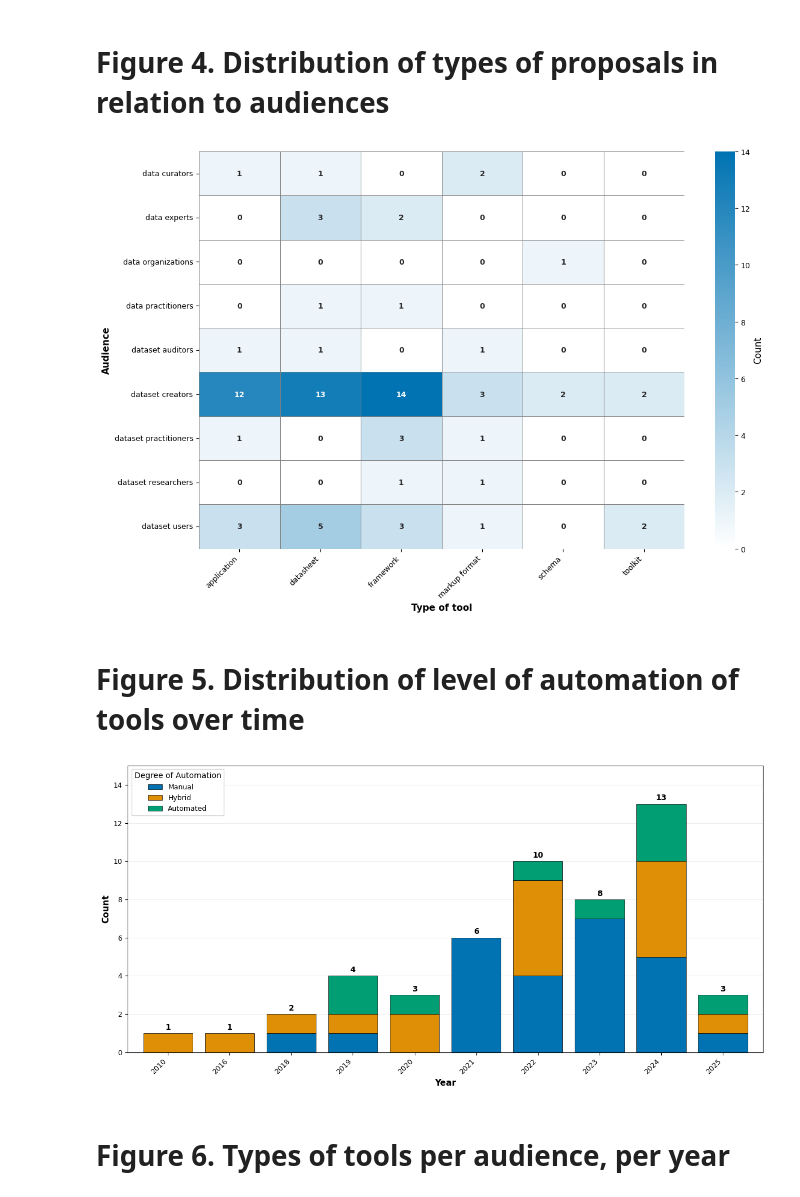
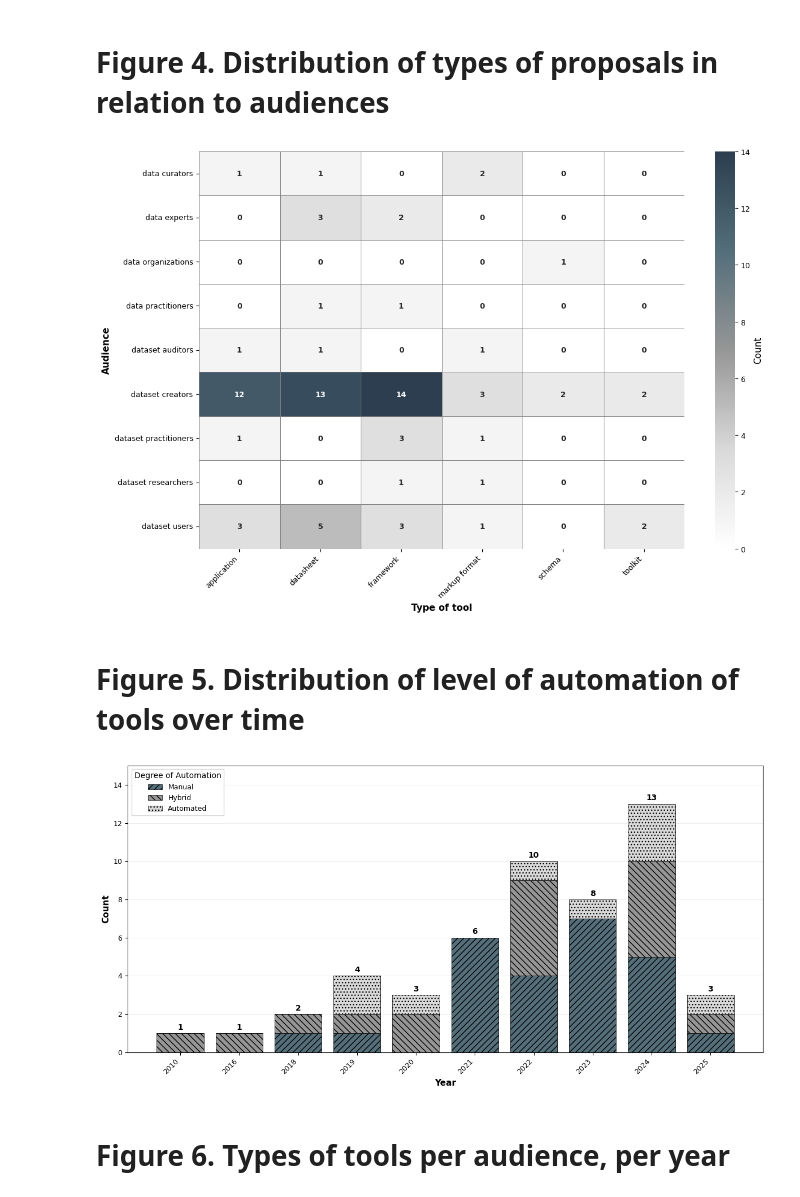
Before and after one commit to pcuellar-rai/dataset-documentation-review-paper, a Jupyter notebook: chi_quant_analysis_clean.ipynb, the cells around one changed output. Saved outputs shown, nothing was run; the diff lists cells and outputs as text; code cells hidden in the pictures.

```diff
--- a/chi_quant_analysis_clean.ipynb
+++ b/chi_quant_analysis_clean.ipynb
@@ -283,7 +346,11 @@ else:
 fig, ax = plt.subplots(figsize=(12, 8))
 
 if not audience_matrix.empty:
-    cmap = plt.cm.colors.LinearSegmentedColormap.from_list("", ["white", sns.color_palette("colorblind")[0]])
+    # Use accessible grayscale colormap from white to dark blue-gray
+    cmap = plt.cm.colors.LinearSegmentedColormap.from_list(
+        "accessible_gray",
+        ["white", "#d9d9d9", "#969696", "#546e7a", "#2c3e50"]
+    )
 
     sns.heatmap(audience_matrix, annot=True, fmt='d', cmap=cmap,
                 cbar_kws={'label': 'Count'},
@@ -296,13 +363,12 @@ if not audience_matrix.empty:
 
 ax.set_xlabel('Type of tool', fontweight='bold')
 ax.set_ylabel('Audience', fontweight='bold')
-# ax.set_title('Distribution of Audiences Across Tool Descriptions', fontweight='bold')
 
 plt.tight_layout()
-plt.savefig("fig_4_distribution_tool_type_across_audiences.png")
+plt.savefig("fig_4_distribution_tool_type_across_audiences.png", dpi=300)
 plt.show()
 # %% [output]
-[figure, old version]
+[figure, new version]
 # %% [markdown]
 # Figure 5. Distribution of level of automation of tools over time
 # %%
@@ -318,45 +384,59 @@ df_filtered = df[df['tool_description'] != 'study']
 
 automation_yearly = df_filtered.groupby(['year', 'degree_automation']).size().unstack(fill_value=0)
 
 automation_order = ['Manual', 'Hybrid', 'Automated']
-automation_colors = {
-    'Manual': sns.color_palette("colorblind")[0],
-    'Hybrid': sns.color_palette("colorblind")[1],
-    'Automated': sns.color_palette("colorblind")[2]
+
+# Define accessible colors and hatch patterns (same as Figure 1)
+automation_styles = {
+    'Manual': {'color': '#546e7a', 'hatch': '///'},      # Medium-dark blue-gray with forward diagonal
+    'Hybrid': {'color': '#969696', 'hatch': '\\\\\\'},   # Medium gray with backward diagonal
+    'Automated': {'color': '#d9d9d9', 'hatch': '...'}    # Light gray with dots
 }
 
 for degree in automation_order:
     if degree not in automation_yearly.columns:
         automation_yearly[degree] = 0
 automation_yearly = automation_yearly[automation_order]
 
 yearly_totals = automation_yearly.sum(axis=1)
 
 fig, ax = plt.subplots(figsize=(12, 6))
 
-automation_yearly.plot(kind='bar', stacked=True, ax=ax,
-                        color=[automation_colors[col] for col in automation_yearly.columns],
-                        edgecolor='black', linewidth=0.5, width=0.8)
+# Plot stacked bars manually to add both color and hatching
+bottom = np.zeros(len(automation_yearly))
+x_pos = np.arange(len(automation_yearly))
 
+for degree in automation_order:
+    if degree in automation_yearly.columns:
+        bars = ax.bar(x_pos, automation_yearly[degree], bottom=bottom,
+                    width=0.8,
+                    color=automation_styles[degree]['color'],
+                    edgecolor='black',
+                    linewidth=0.5,
+                    hatch=automation_styles[degree]['hatch'],
+                    label=degree)
+        bottom += automation_yearly[degree].values
+
+# Add total count labels on top of bars
 for i, (year, total) in enumerate(yearly_totals.items()):
     ax.text(i, total + 0.1, str(int(total)),
             ha='center', va='bottom', fontweight='bold', fontsize=10)
 
 ax.set_xlabel('Year', fontweight='bold')
 ax.set_ylabel('Count', fontweight='bold')
-#   ax.set_title('Automation over the years', fontweight='bold')
+ax.set_xticks(x_pos)
+ax.set_xticklabels(automation_yearly.index, rotation=45, ha='right')
 ax.legend(title='Degree of Automation', frameon=True, fancybox=False)
 ax.grid(axis='y', alpha=0.3, linestyle='-', linewidth=0.5)
 ax.set_axisbelow(True)
 ax.yaxis.set_major_locator(plt.MaxNLocator(integer=True))
-ax.set_xticklabels(ax.get_xticklabels(), rotation=45, ha='right')
-ax.set_ylim(0, yearly_totals.max() + 2)  # Add space for labels
+ax.set_ylim(0, yearly_totals.max() + 2)
 
 plt.tight_layout()
-plt.savefig("fig_5_distribution_of_automation_over_time.png")
+plt.savefig("fig_5_distribution_of_automation_over_time.png", dpi=300)
 plt.show()
 # %% [output]
-[figure, old version]
+[figure, new version]
 # %% [markdown]
 # Figure 6. Types of tools per audience, per year
 # %%
```
Also changed, not shown: parts of 4 cells of this notebook, 10 other files.
